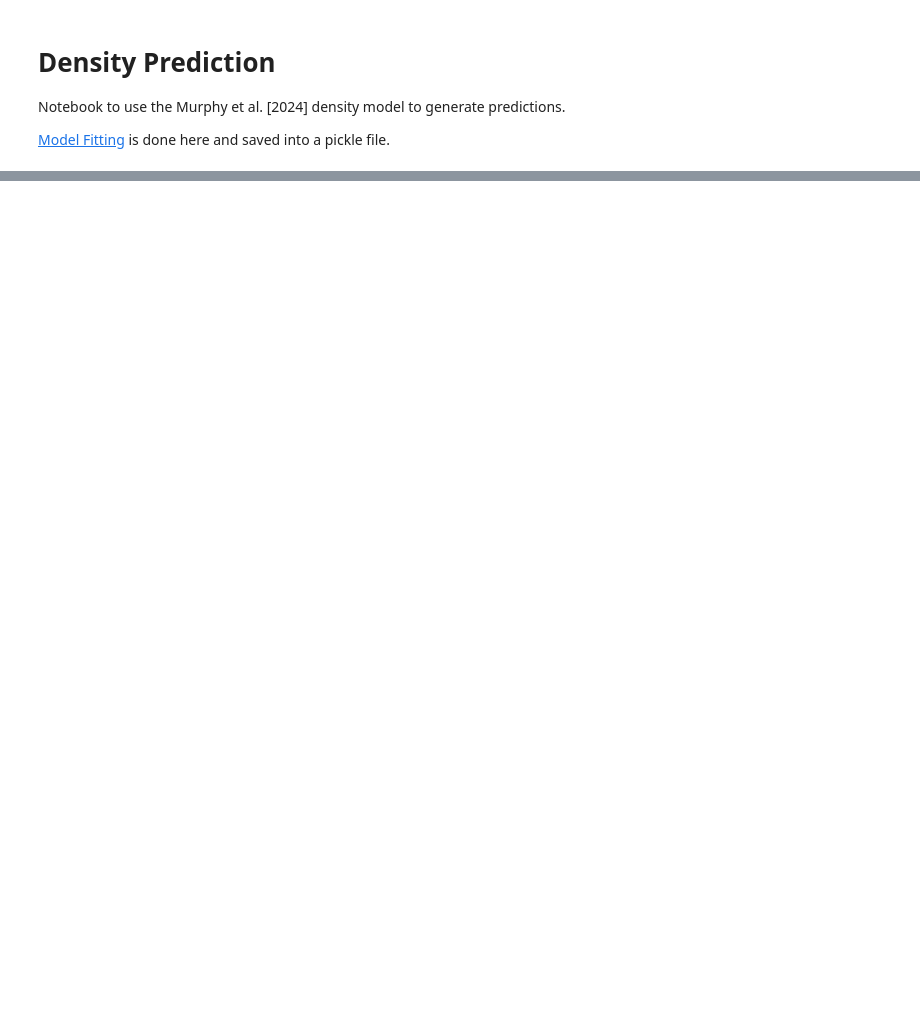
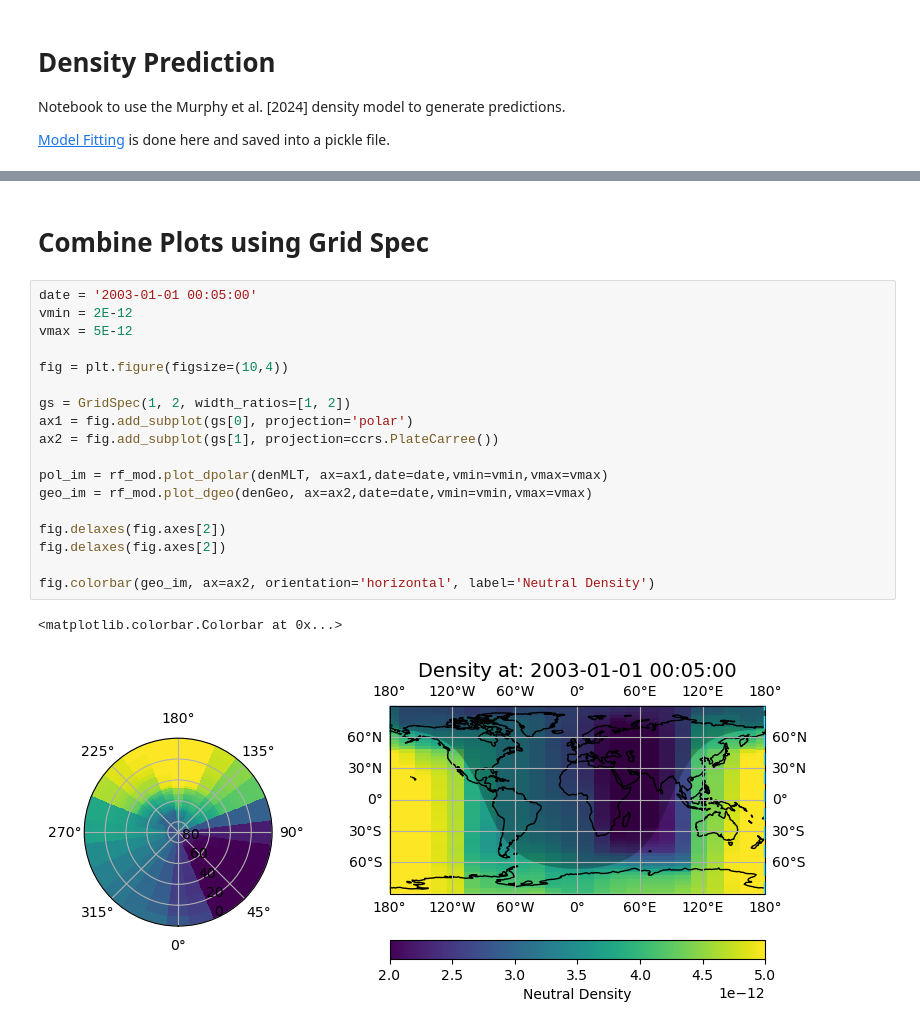
Before and after one commit to kylermurphy/mltdm, a Jupyter notebook: Notebooks/RF_predict.ipynb, the cells around one changed output, grey strips where cells are left out. Saved outputs shown, nothing was run; the diff lists cells and outputs as text; blank space fills up the shorter version.

```diff
--- a/Notebooks/RF_predict.ipynb
+++ b/Notebooks/RF_predict.ipynb
@@ -169,0 +67,23 @@ Generate a grid in geo graphic latitude and magnetic local time which is used as
+# %% [markdown]
+# Combine Plots using Grid Spec
+# %%
+date = '2003-01-01 00:05:00'
+vmin = 2E-12
+vmax = 5E-12
+
+fig = plt.figure(figsize=(10,4))
+
+gs = GridSpec(1, 2, width_ratios=[1, 2])
+ax1 = fig.add_subplot(gs[0], projection='polar')
+ax2 = fig.add_subplot(gs[1], projection=ccrs.PlateCarree())
+
+pol_im = rf_mod.plot_dpolar(denMLT, ax=ax1,date=date,vmin=vmin,vmax=vmax)
+geo_im = rf_mod.plot_dgeo(denGeo, ax=ax2,date=date,vmin=vmin,vmax=vmax)
+
+fig.delaxes(fig.axes[2])
+fig.delaxes(fig.axes[2])
+
+fig.colorbar(geo_im, ax=ax2, orientation='horizontal', label='Neutral Density')
+# %% [output]
+<matplotlib.colorbar.Colorbar at 0x...>
+[figure, added]
```
Also changed, not shown: parts of 15 cells of this notebook, 3 other files.
